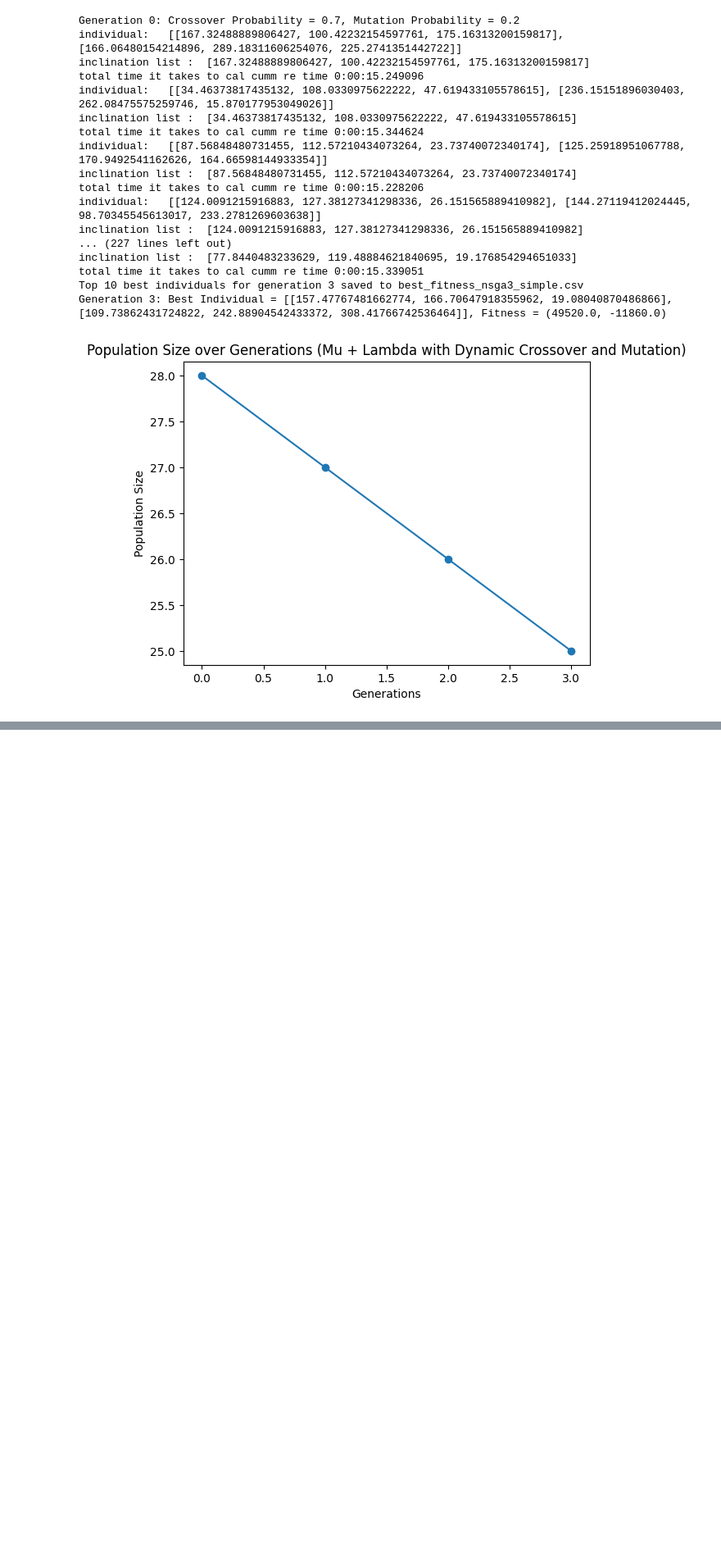
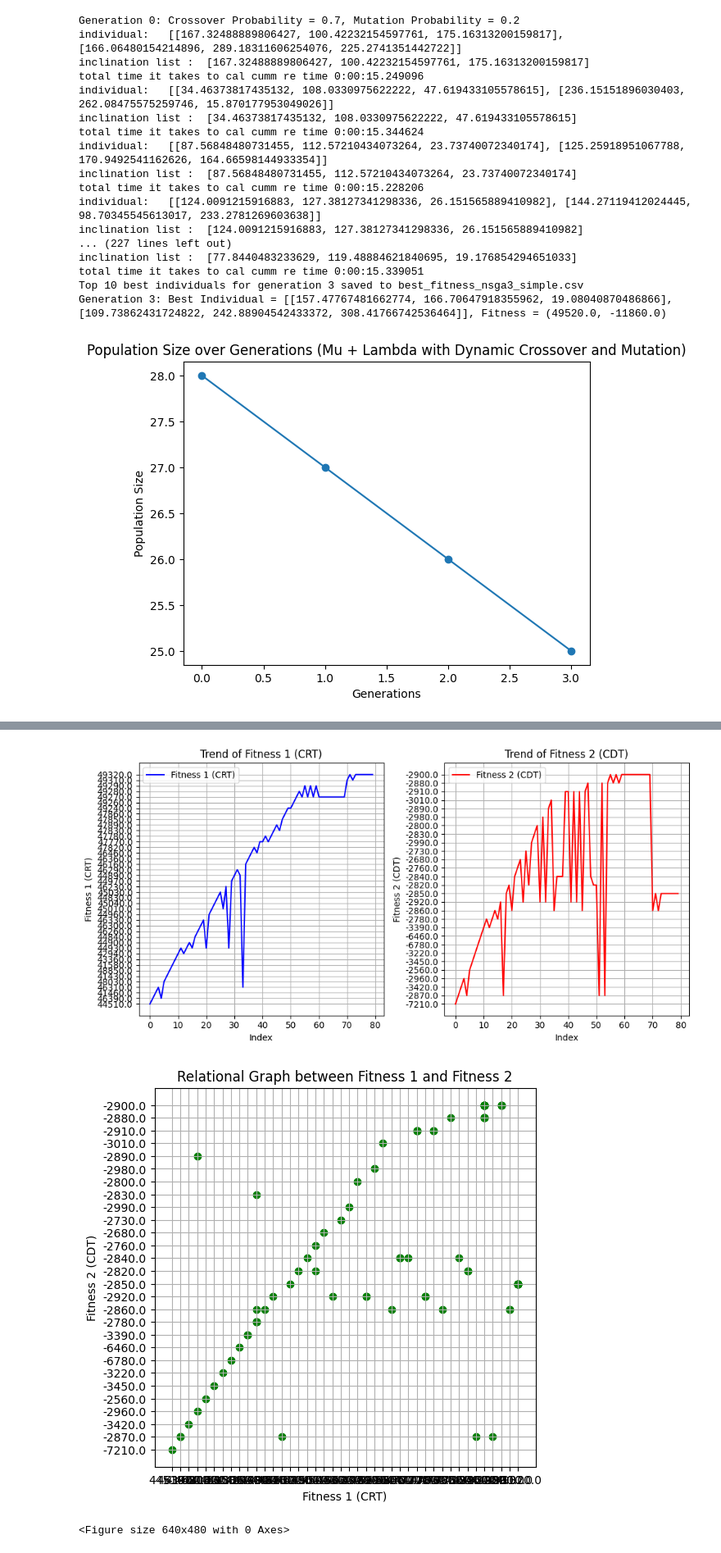
Before and after one commit to amarnepali/masterResearchProj, a Jupyter notebook: Constellation_And_Detection.ipynb, the cells around one changed output, grey strips where cells are left out. Shown at 82% size. Saved outputs shown, nothing was run; the diff lists cells and outputs as text; code cells hidden in the pictures; blank space fills up the shorter version.

```diff
--- a/Constellation_And_Detection.ipynb
+++ b/Constellation_And_Detection.ipynb
@@ -2879,0 +3113,7 @@ x+y
+# %%
+df = df.iloc[20:]
+# %%
+
+# rename
+df.columns=['gen','inclination','raan','cum_rt','cum_dt']
+df
@@ -2879,0 +3134,6 @@ x+y
+# %%
+# Group by 'gen' and select the first two rows of each generation
+df_first_two_each_gen = df.groupby('gen').head(2).reset_index(drop=True)
+
+# Display the new DataFrame
+df_first_two_each_gen.head()
@@ -2879,0 +3147,6 @@ x+y
+# %%
+# Remove the columns 'inclination' and 'raan'
+df_first_two_each_gen = df_first_two_each_gen.drop(['inclination', 'raan'], axis=1)
+
+# Display the updated DataFrame
+df_first_two_each_gen
@@ -2879,0 +3171,42 @@ x+y
+# %%
+import matplotlib.pyplot as plt
+
+# Plotting the trend graph for each column
+plt.figure(figsize=(10, 5))
+
+# Plot for fitness_1_crt
+plt.subplot(1, 2, 1)
+plt.plot(df_first_two_each_gen['cum_rt'], label='Fitness 1 (CRT)', color='blue')
+plt.title('Trend of Fitness 1 (CRT)')
+plt.xlabel('Index')
+plt.ylabel('Fitness 1 (CRT)')
+plt.grid(True)
+plt.legend()
+
+# Plot for fitness_2_cdt
+plt.subplot(1, 2, 2)
+plt.plot(df_first_two_each_gen['cum_dt'], label='Fitness 2 (CDT)', color='red')
+plt.title('Trend of Fitness 2 (CDT)')
+plt.xlabel('Index')
+plt.ylabel('Fitness 2 (CDT)')
+plt.grid(True)
+plt.legend()
+
+plt.tight_layout()
+plt.show()
+
+# Relational graph between fitness_1_crt and fitness_2_cdt
+plt.figure(figsize=(6, 6))
+plt.scatter(df_first_two_each_gen['cum_rt'], df_first_two_each_gen['cum_dt'], color='green')
+plt.title('Relational Graph between Fitness 1 and Fitness 2')
+plt.xlabel('Fitness 1 (CRT)')
+plt.ylabel('Fitness 2 (CDT)')
+plt.grid(True)
+plt.show()
+
+# Save the plot as an image file
+plt.savefig('cumulative_rt_dt_trend.png')
+# %% [output]
+[figure, added]
+[figure, added]
+<Figure size 640x480 with 0 Axes>
```
Also changed, not shown: parts of 11 cells of this notebook, 2 other files.
